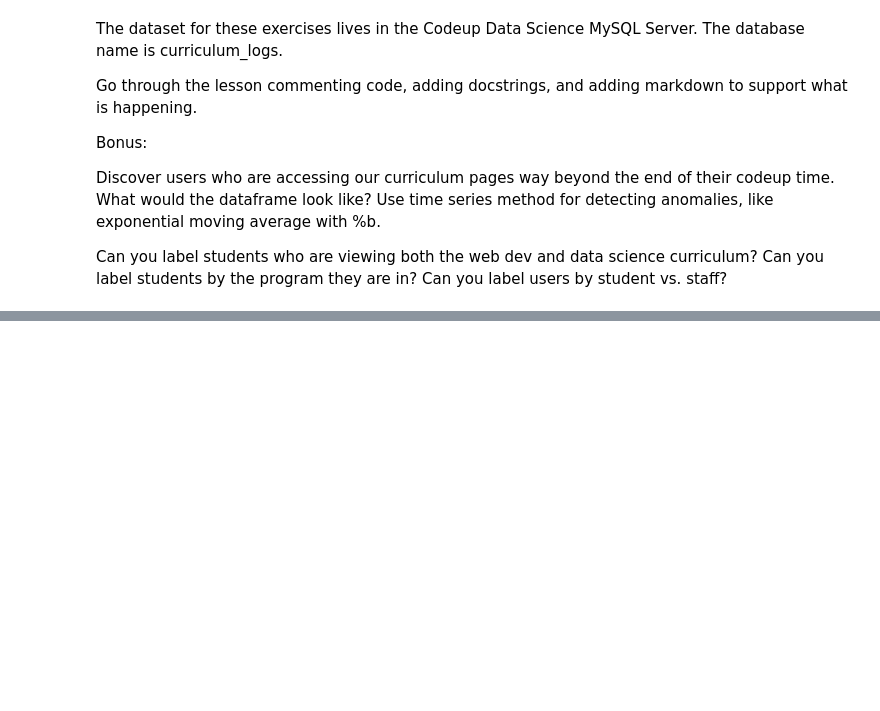
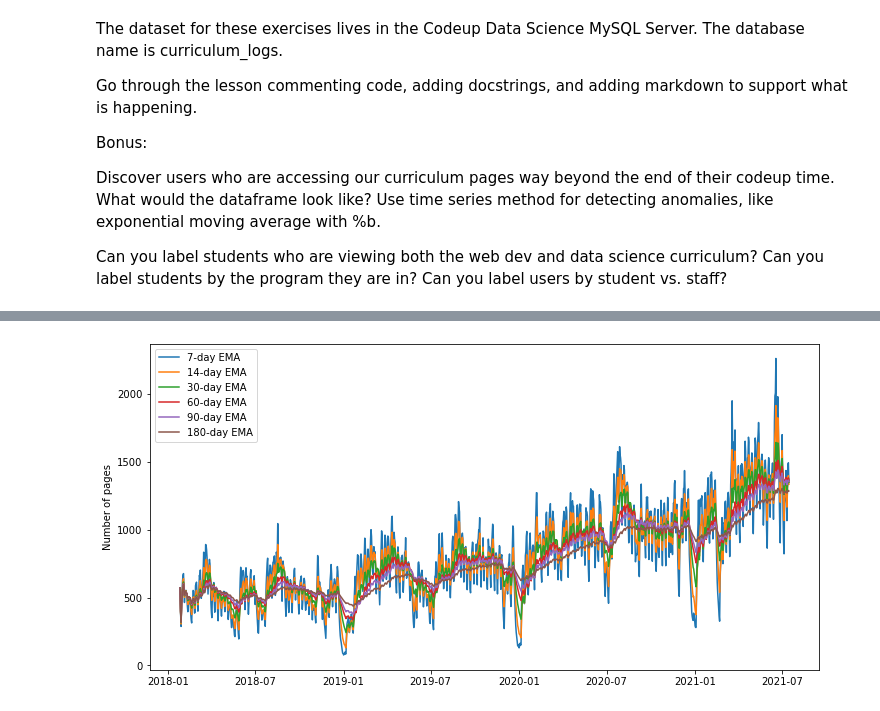
Before and after one commit to nicholas-dougherty/anomaly-detection-exercises, a Jupyter notebook: time_series_anomaly_detection.ipynb, the cells around one changed output, grey strips where cells are left out. Saved outputs shown, nothing was run; the diff lists cells and outputs as text; code cells hidden in the pictures; blank space fills up the shorter version.

```diff
--- a/time_series_anomaly_detection.ipynb
+++ b/time_series_anomaly_detection.ipynb
@@ -26,0 +117,4 @@ import env
+# %%
+# 30 day EMA
+ema_30d = pages.ewm(span=30).mean()
+ema_30d.head()
@@ -26,0 +129,4 @@ import env
+# %%
+# 60 day EMA
+ema_60d = pages.ewm(span=60).mean()
+ema_60d.head()
@@ -26,0 +141,4 @@ import env
+# %%
+# 90 days EMA
+ema_90d = pages.ewm(span=90).mean()
+ema_90d.head()
@@ -26,0 +153,4 @@ import env
+# %%
+# 180 days EMA
+ema_180d = pages.ewm(span=180).mean()
+ema_180d.head()
@@ -26,0 +165,23 @@ import env
+# %%
+# Setting parameters for the size and allowing for multiple plots to overlap
+fig, ax = plt.subplots(figsize=(12,6))
+
+# This would show the daily rate, I opted to disinclude it.
+#ax.plot(pages.index, pages, label='Daily', alpha=.5)
+
+# Individual plots using the index as the x, the ema for the span as y; labeled accordingly
+ax.plot(pages.index, ema_7d, label = '7-day EMA')
+ax.plot(pages.index, ema_14d, label = '14-day EMA')
+ax.plot(pages.index, ema_30d, label = '30-day EMA')
+ax.plot(pages.index, ema_60d, label = '60-day EMA')
+ax.plot(pages.index, ema_90d, label = '90-day EMA')
+ax.plot(pages.index, ema_180d, label = '180-day EMA')
+
+# sets the legend in the best location based on whitespace
+ax.legend(loc='best')
+# label for the dependent variable
+ax.set_ylabel('Number of pages')
+
+plt.show()
+# %% [output]
+[figure, added]
```
Also changed, not shown: parts of 19 cells of this notebook, 1 other file.
